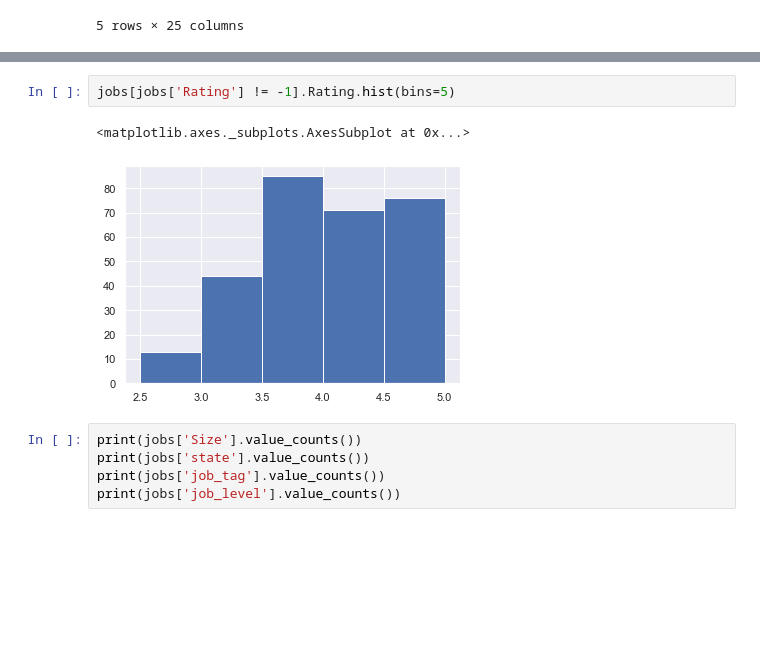
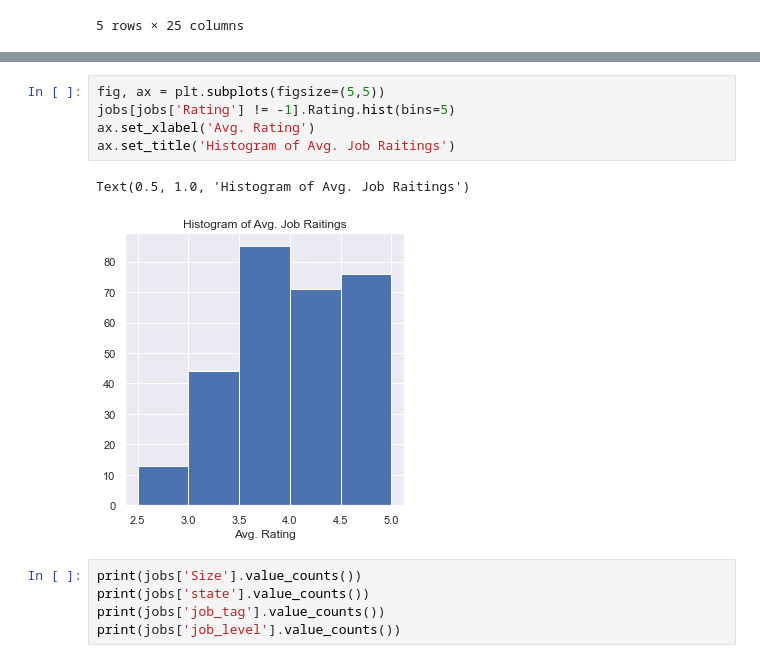
Before and after one commit to enwokoye94/DS-Salary-Analysis, a Jupyter notebook: EDA.ipynb, the cells around one changed output, grey strips where cells are left out. Saved outputs shown, nothing was run; the diff lists cells and outputs as text; blank space fills up the shorter version.

```diff
--- a/EDA.ipynb
+++ b/EDA.ipynb
@@ -43,8 +45,11 @@ jobs.avg_salary.hist(bins=5)
-# %%
-jobs[jobs['Rating'] != -1].Rating.hist(bins=5)
-# %% [output]
-<matplotlib.axes._subplots.AxesSubplot at 0x...>
-[figure, removed]
+# %%
+fig, ax = plt.subplots(figsize=(5,5))
+jobs[jobs['Rating'] != -1].Rating.hist(bins=5)
+ax.set_xlabel('Avg. Rating')
+ax.set_title('Histogram of Avg. Job Raitings')
+# %% [output]
+Text(0.5, 1.0, 'Histogram of Avg. Job Raitings')
+[figure, added]
 # %%
 print(jobs['Size'].value_counts())
 print(jobs['state'].value_counts())
```
Also changed, not shown: parts of 11 cells of this notebook, 3 other files.
